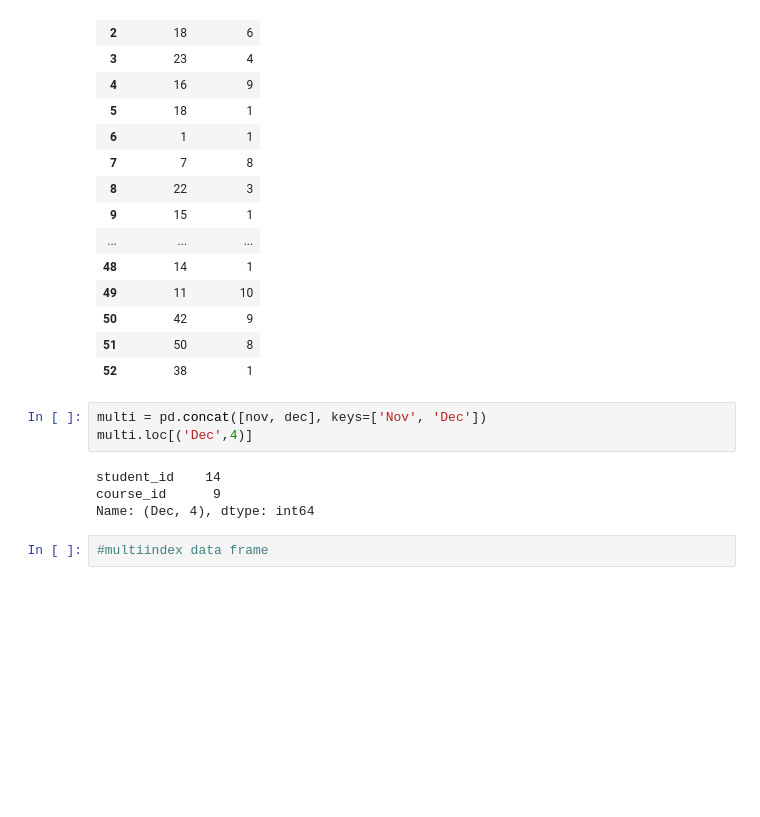
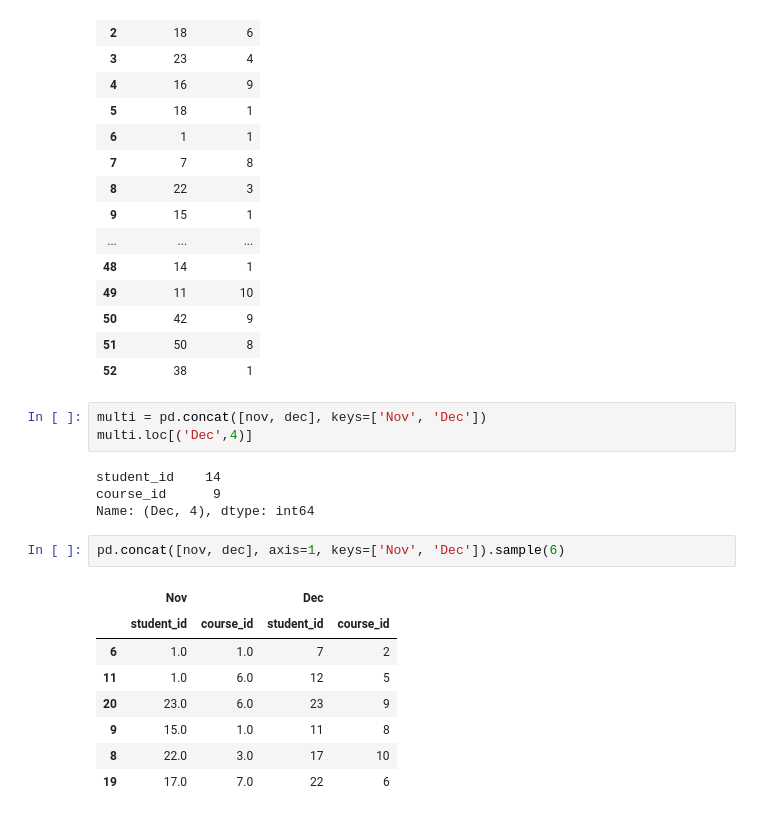
Before and after one commit to rushipatil1808/Python_Libraries, a Jupyter notebook: Pandas/Merg_Join_Concate.ipynb, the cells around one changed output. Saved outputs shown, nothing was run; the diff lists cells and outputs as text; blank space fills up the shorter version.

```diff
--- a/Pandas/Merg_Join_Concate.ipynb
+++ b/Pandas/Merg_Join_Concate.ipynb
@@ -47,4 +47,13 @@ student_id    14
 course_id      9
 Name: (Dec, 4), dtype: int64
 # %%
-#multiindex data frame
+pd.concat([nov, dec], axis=1, keys=['Nov', 'Dec']).sample(6)
+# %% [output]
+|  | Nov |  | Dec |  |
+|  | student_id | course_id | student_id | course_id |
+| 6 | 1.0 | 1.0 | 7 | 2 |
+| 11 | 1.0 | 6.0 | 12 | 5 |
+| 20 | 23.0 | 6.0 | 23 | 9 |
+| 9 | 15.0 | 1.0 | 11 | 8 |
+| 8 | 22.0 | 3.0 | 17 | 10 |
+| 19 | 17.0 | 7.0 | 22 | 6 |
```
Also changed, not shown: parts of 4 cells of this notebook.
